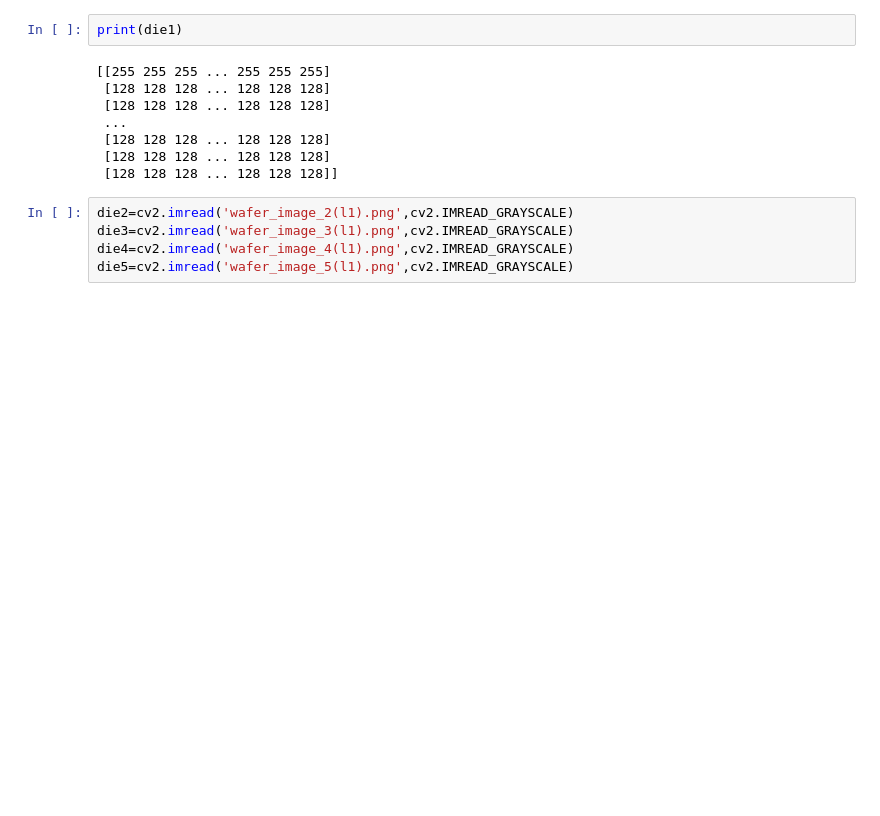
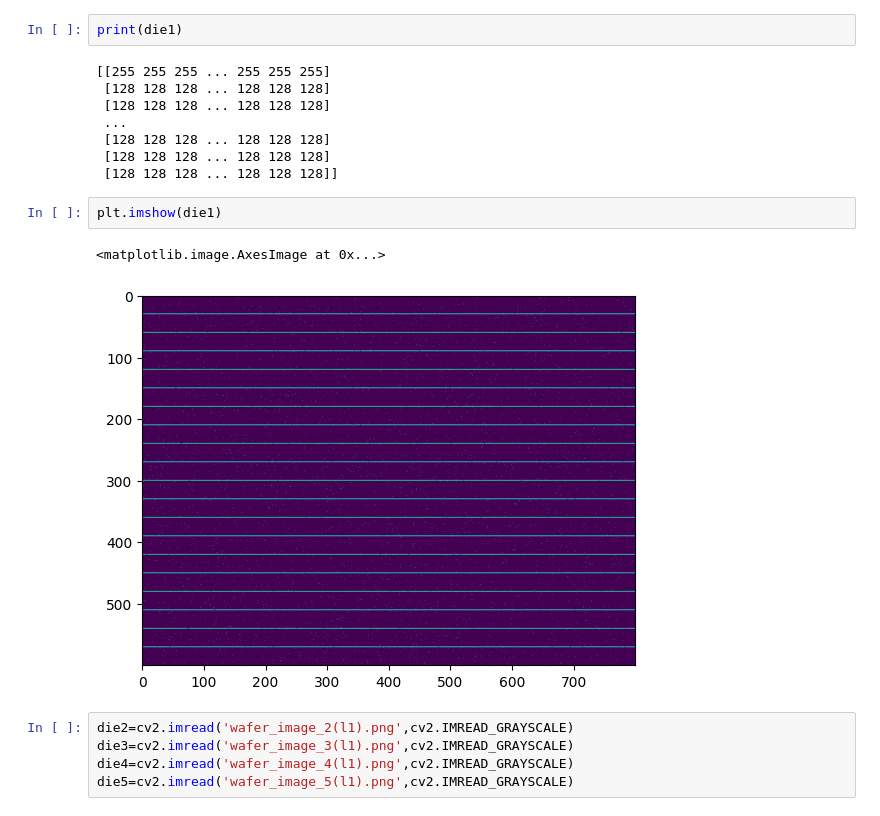
Before and after one commit to SharmilaJ14/KLA_Workshop, a Jupyter notebook: KLA Workshop.ipynb, the cells around one changed output. Saved outputs shown, nothing was run; the diff lists cells and outputs as text; blank space fills up the shorter version.

```diff
--- a/KLA Workshop.ipynb
+++ b/KLA Workshop.ipynb
@@ -43,6 +43,11 @@ print(die1)
  [128 128 128 ... 128 128 128]
  [128 128 128 ... 128 128 128]
  [128 128 128 ... 128 128 128]]
+# %%
+plt.imshow(die1)
+# %% [output]
+<matplotlib.image.AxesImage at 0x...>
+[figure, added]
 # %%
 die2=cv2.imread('wafer_image_2(l1).png',cv2.IMREAD_GRAYSCALE)
 die3=cv2.imread('wafer_image_3(l1).png',cv2.IMREAD_GRAYSCALE)
```
Also changed, not shown: parts of 27 cells of this notebook.
